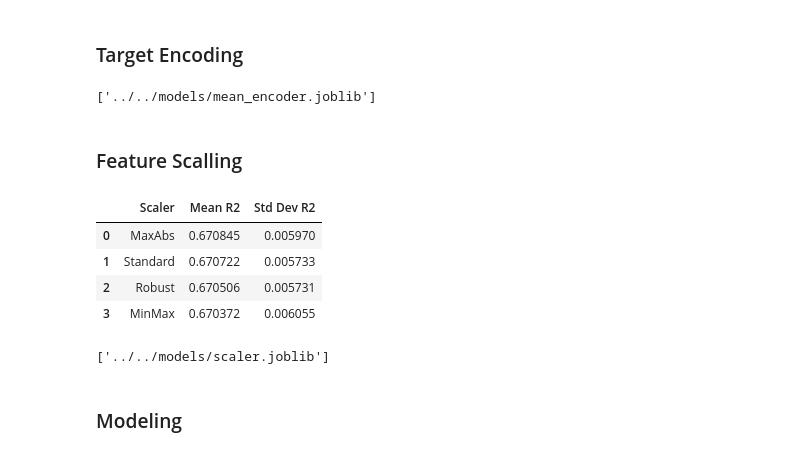
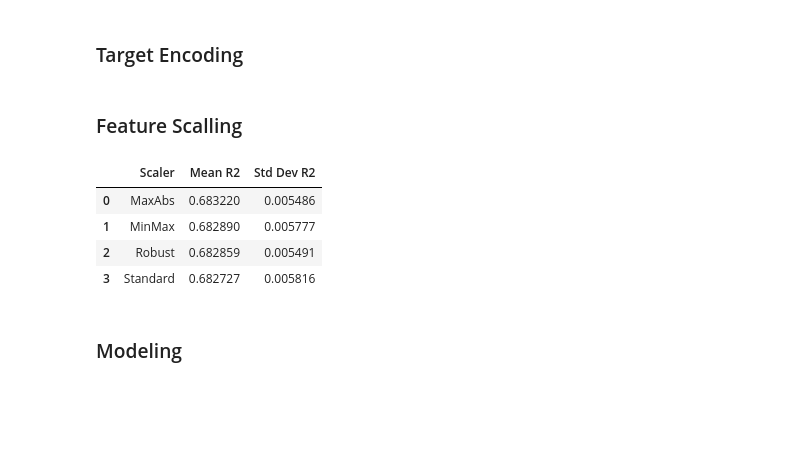
Before and after one commit to romzyalba/house_price_model, a Jupyter notebook: src/notebooks/model.ipynb, the cells around one changed output. Drawn from its saved outputs; the diff is of its cells as text; code cells hidden in the pictures; blank space fills up the shorter version.

```diff
--- a/src/notebooks/model.ipynb
+++ b/src/notebooks/model.ipynb
@@ -24,9 +29,11 @@ rumah123_df = pd.read_csv("../../data/rumah123_ready.csv")
 # %% [markdown]
 ### Splitting
 # %%
-X = rumah123_df.drop(columns=['price'])
-y = rumah123_df['price']
-X_train, X_test, y_train, y_test = train_test_split(X, y, test_size=0.2, random_state=42)
+X = rumah123_df.drop(columns=["price"])
+y = rumah123_df["price"]
+X_train, X_test, y_train, y_test = train_test_split(
+    X, y, test_size=0.2, random_state=42
+)
 print(X_train.index.size)
 print(X_test.index.size)
 # %% [output]
@@ -52,23 +59,21 @@ memory usage: 920.7+ KB
 ### Target Encoding
 # %%
 # Inisialisasi dan fit TargetEncoder hanya pada train
-encoder = TargetEncoder(cols=['location'])
+encoder = TargetEncoder(cols=["location"])
 encoder.fit(X_train, y_train)
 
 # Transformasi train dan test
 X_train_encoded = encoder.transform(X_train)
 X_test_encoded = encoder.transform(X_test)
-# %% [output]
-['../../models/mean_encoder.joblib']
 # %% [markdown]
 ### Feature Scalling
 # %%
 # Inisiasi metode scalling
 scalers = {
-    'Standard': StandardScaler(),
-    'MinMax':   MinMaxScaler(),
-    'Robust':   RobustScaler(),
-    'MaxAbs':   MaxAbsScaler()
+    "Standard": StandardScaler(),
+    "MinMax": MinMaxScaler(),
+    "Robust": RobustScaler(),
+    "MaxAbs": MaxAbsScaler(),
 }
 # %%
 # evaluasi tiap scaler
@@ -76,34 +81,33 @@ cv = KFold(n_splits=5, shuffle=True, random_state=42)
 
 results = []
 for name, scaler in scalers.items():
-    pipeline = Pipeline([
-        ('scaler', scaler),
-        ('reg', RandomForestRegressor(random_state=42))
-    ])
-    scores = cross_val_score(pipeline, X_train_encoded, y_train, cv=cv, scoring='r2', n_jobs=-1)
-    results.append({
-        'Scaler':    name,
-        'Mean R2':   np.mean(scores),
-        'Std Dev R2': np.std(scores)
-    })
+    pipeline = Pipeline(
+        [("scaler", scaler), ("reg", RandomForestRegressor(random_state=42))]
+    )
+    scores = cross_val_score(
+        pipeline, X_train_encoded, y_train, cv=cv, scoring="r2", n_jobs=-1
+    )
+    results.append(
+        {"Scaler": name, "Mean R2": np.mean(scores), "Std Dev R2": np.std(scores)}
+    )
 # %%
 # tampilkan hasil scalernya
-scaler_results = pd.DataFrame(results).sort_values('Mean R2', ascending=False).reset_index(drop=True)
+scaler_results = (
+    pd.DataFrame(results).sort_values("Mean R2", ascending=False).reset_index(drop=True)
+)
 scaler_results
 # %% [output]
 |  | Scaler | Mean R2 | Std Dev R2 |
-| 0 | MaxAbs | 0.670845 | 0.005970 |
-| 1 | Standard | 0.670722 | 0.005733 |
-| 2 | Robust | 0.670506 | 0.005731 |
-| 3 | MinMax | 0.670372 | 0.006055 |
+| 0 | MaxAbs | 0.683220 | 0.005486 |
+| 1 | MinMax | 0.682890 | 0.005777 |
+| 2 | Robust | 0.682859 | 0.005491 |
+| 3 | Standard | 0.682727 | 0.005816 |
 # %%
 # Normalisasi dengan MinMaxScaler
-scaler_name = scaler_results.iloc[0]['Scaler']
+scaler_name = scaler_results.iloc[0]["Scaler"]
 scaler = scalers[scaler_name]
 X_train_scaled = scaler.fit_transform(X_train_encoded)
 X_test_scaled = scaler.transform(X_test_encoded)
-# %% [output]
-['../../models/scaler.joblib']
 # %% [markdown]
 ### Modeling
 # %%
```
Also changed, not shown: parts of 8 cells of this notebook, 10 other files.
